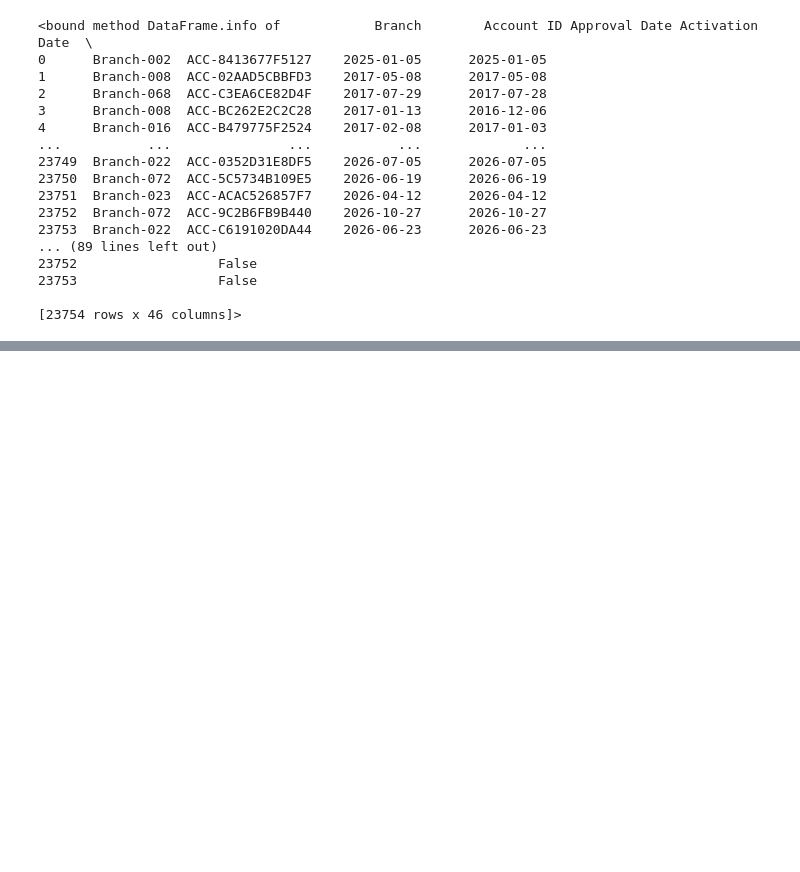
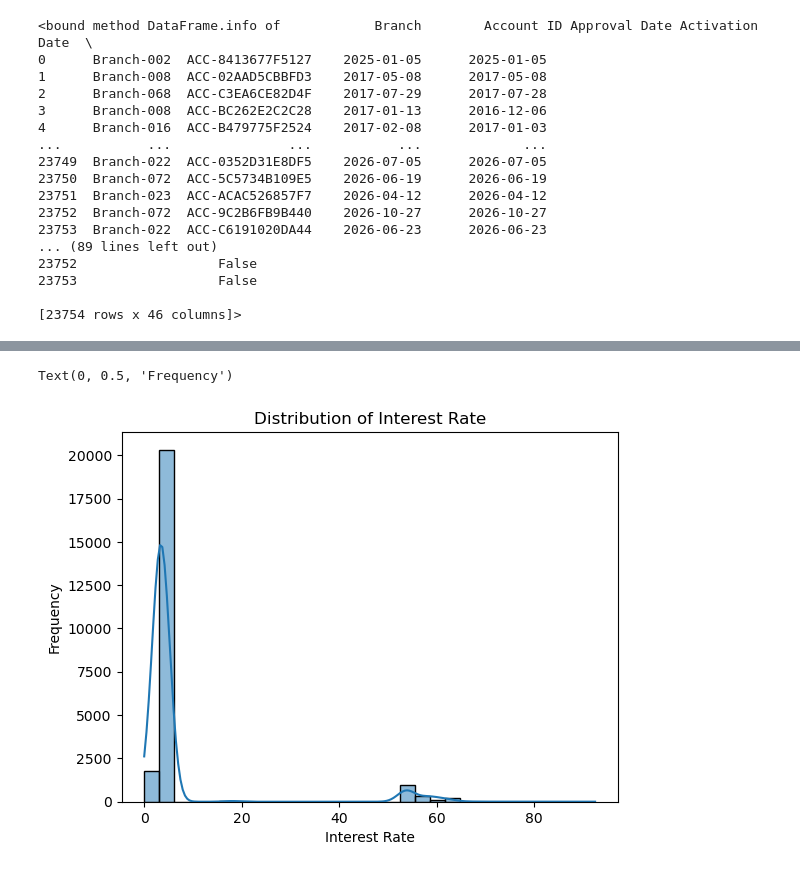
Before and after one commit to lemwaizz/DSFT_G6_Capstone, a Jupyter notebook: financial_dna.ipynb, the cells around one changed output, grey strips where cells are left out. Saved outputs shown, nothing was run; the diff lists cells and outputs as text; code cells hidden in the pictures; blank space fills up the shorter version.

```diff
--- a/financial_dna.ipynb
+++ b/financial_dna.ipynb
@@ -437,0 +555,9 @@ df.info
+# %%
+sns.histplot(data=df, x='Interest Rate', bins=30, kde=True)
+plt.title('Distribution of Interest Rate')
+plt.xlabel('Interest Rate')
+plt.ylabel('Frequency')
+#The histogram shows the distribution of the 'Interest Rate' column, which appears to be right-skewed, the frequency of the interest rate is higher in the lower range, indicating that most loans have a lower interest rate.
+# %% [output]
+Text(0, 0.5, 'Frequency')
+[figure, added]
```
Also changed, not shown: parts of 33 cells of this notebook.
